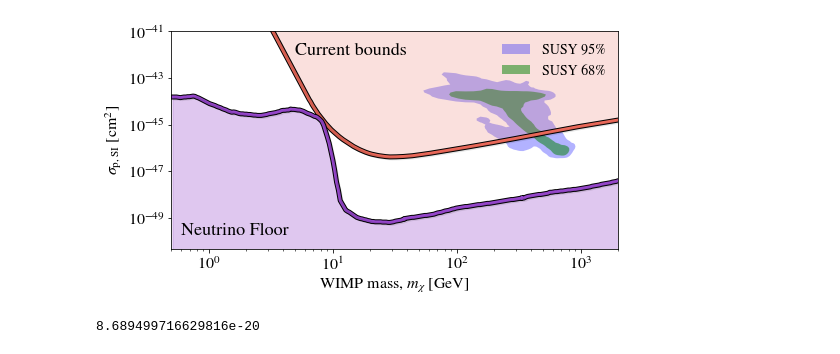
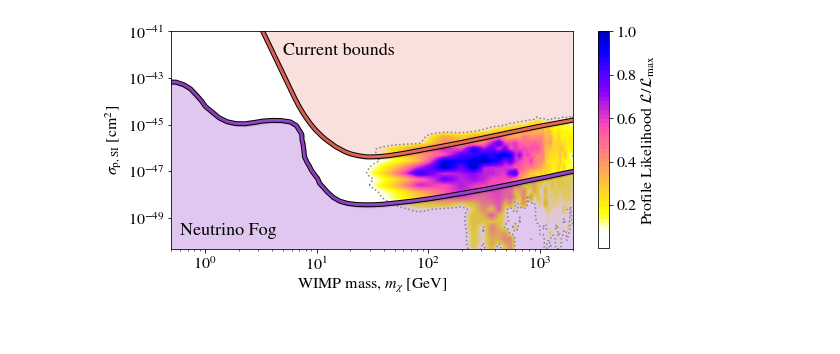
Before and after one commit to David-Ellis/thesis-code, a Jupyter notebook: wimp_detection/Untitled.ipynb, the cells around one changed output. Cells and saved outputs as stored; diff of their text form; code cells hidden in the pictures.

Commit message:
updated wimp plot to include gambit MSSM7 data and O'Hare's neutrino fog.

```diff
--- a/wimp_detection/Untitled.ipynb
+++ b/wimp_detection/Untitled.ipynb
@@ -5,7 +5,7 @@ import matplotlib.pyplot as plt
 from matplotlib.patches import Circle, PathPatch, Rectangle
 import matplotlib.patheffects as pe
 import xml.etree.ElementTree as ET
-
+from scipy.stats import chi2
 # Plotting style
 matplotlib.rcParams['mathtext.fontset'] = 'stix'
 matplotlib.rcParams['font.family'] = 'STIXGeneral'
@@ -61,45 +61,62 @@ def get_data(xml_file):
         y_data.append(float(y)*y_rescale)
 
     return x_data, y_data
+
+def loadBinary(fileName):
+    masses = []
+    sigmas = []
+    likelihoods = []
+    with open(fileName) as file:
+        lines = file.read().split("\n")[1:]
+        for line in lines:
+            newMass, logSig, likelihood = line.split("\t")
+            masses.append(float(newMass))
+            sigmas.append(10**(float(logSig)))
+            likelihoods.append(float(likelihood))
+
+    masses = np.asarray(masses).reshape(500, 500)
+    sigmas = np.asarray(sigmas).reshape(500, 500)
+    likelihoods = np.asarray(likelihoods).reshape(500, 500)
+    return masses, sigmas, likelihoods
 # %%
-# These are labelled the wrong way round but that's how they came from DMtools.
 from scipy.interpolate import interp1d
 
-mass68, sigma68 = get_data("data/Trotta_Bayes08_68.xml")
-mass95, sigma95 = get_data("data/Trotta_Bayes08_95.xml")
-
-mass_neu, sigma_neu = get_data("data/neutrinoFloor.xml")
+mass_neu, sigma_neu = load_csv("data/neutrinoFog.csv")
 
 path_effects=[pe.Stroke(linewidth=5, foreground='k'), pe.Normal(),
               pe.SimpleLineShadow(alpha = 0.1, offset=(2,-2))]
 
-fig = plt.figure(figsize = (8,4))
+fig = plt.figure(figsize = (9,4))
 ax = fig.add_subplot(111)
-ax.fill_between(mass95, sigma95, alpha = 0.3, color = "blue", lw =0, label = "SUSY 95%")
-ax.fill_between(mass68, sigma68, alpha = 0.5, color = "green", lw = 0, label = "SUSY 68%")
+masses, sigmas, likelihoods = loadBinary("data/MSSM7_105_217_like2D.ct2")
+for i in range(3):
+    col = ax.contourf(masses, sigmas, likelihoods, vmin = 0.08, vmax = 1.2, levels = 50, cmap = "gnuplot2_r")#
+
+plt.contour(col, levels=[10**(-2.27886867 /2)], colors='gray', linewidths = 1.5, linestyles = ':')
+
 ax.set_xscale("log")
 ax.set_yscale("log")
-ax.legend(loc=1, frameon=False, prop={"size":14})
+#ax.legend(loc=1, frameon=False, prop={"size":14})
 
 masses, sigma = get_data("data/xenon1T.xml")
 
 xenon = interp1d(np.log10(masses), np.log10(sigma), bounds_error=False, fill_value="extrapolate")
 masses2 = np.logspace(1e-1, 3.5, 1000)
 
 plt.loglog(masses2, 10**xenon(np.log10(masses2)), lw=3, label = "XENON1T", color = main_colors[0], path_effects=path_effects)
 plt.fill_between(masses2, 10**xenon(np.log10(masses2)), 1, color = main_colors[0], alpha = 0.2)
 
 
 ax.loglog(mass_neu, sigma_neu, lw = 3, color = main_colors[1],  path_effects=path_effects)
 ax.fill_between(mass_neu, sigma_neu, 0, color = main_colors[1], alpha = 0.3)
 
 plt.annotate("Current bounds", (5, 1e-42), rotation = 0, size = 18)
-plt.annotate("Neutrino Floor", (6e-1, 2e-50), rotation = 0, size = 18)
+plt.annotate("Neutrino Fog", (6e-1, 2e-50), rotation = 0, size = 18)
 plt.axis([5e-1, 2000, 5e-51, 1e-41])
 plt.ylabel("$\sigma_{\mathrm{p, SI}}$ [cm$^2$]")
 plt.xlabel("WIMP mass, $m_{\chi}$ [GeV]")
+colax = plt.colorbar(col, ticks=[0.2, 0.4, 0.6, 0.8, 1], label = "Profile Likelihood $\mathcal{L}/\mathcal{L}_{\mathrm{max}}$")
 
 fig.savefig("wimp_dd.pdf", bbox_inches='tight')
-#fig.savefig("../../textbook/figures/neutrino_floor.pdf", bbox_inches='tight')
 # %% [output]
-[figure, old version]
+[figure, new version]
@@ -117,5 +122,0 @@ t = 14e9*365*24*60**2
-# %%
-Mmin = (t/B)**(1/3)
-print(Mmin)
-# %% [output]
-8.689499716629816e-20
```
Also changed, not shown: parts of 3 cells of this notebook, 8 other files.
